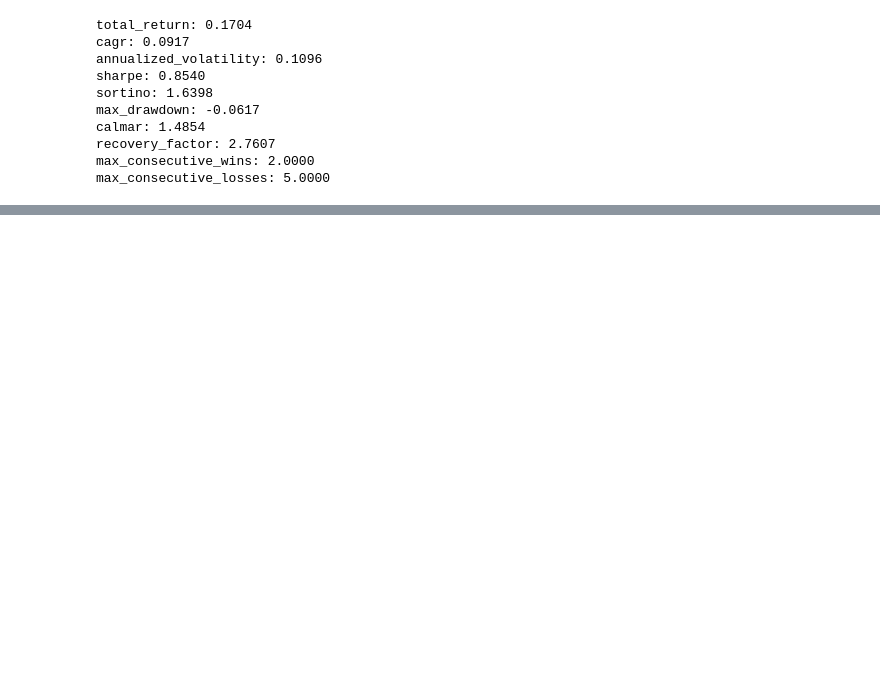
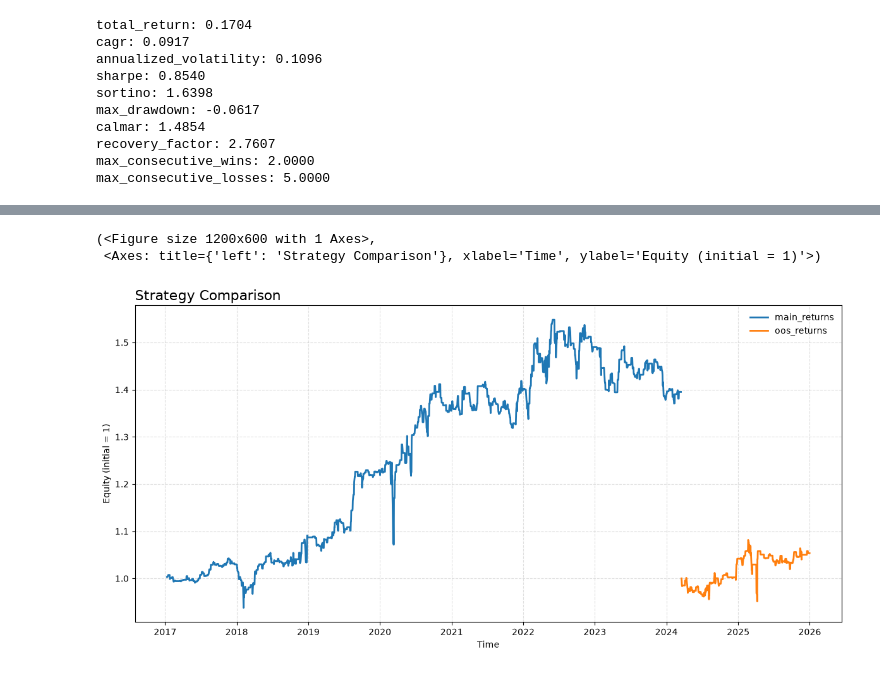
Before and after one commit to katr1nas/quantlab, a Jupyter notebook: src/test_features.ipynb, the cells around one changed output, grey strips where cells are left out. Drawn from its saved outputs; the diff is of its cells as text; code cells hidden in the pictures; blank space fills up the shorter version.

```diff
--- a/src/test_features.ipynb
+++ b/src/test_features.ipynb
@@ -56,0 +57,11 @@ max_consecutive_losses: 5.0000
+# %%
+main_returns = load_return('main_returns.csv', 'main_return')
+oos_returns = load_return('oos_returns.csv', 'oos_returns')
+# %%
+from visualization.plots import plot_comparison
+strategies = {'main_returns': main_returns, 'oos_returns': oos_returns}
+plot_comparison(strategies)
+# %% [output]
+(<Figure size 1200x600 with 1 Axes>,
+ <Axes: title={'left': 'Strategy Comparison'}, xlabel='Time', ylabel='Equity (initial = 1)'>)
+[figure, added]
```
Also changed, not shown: parts of 5 cells of this notebook, 7 other files.
